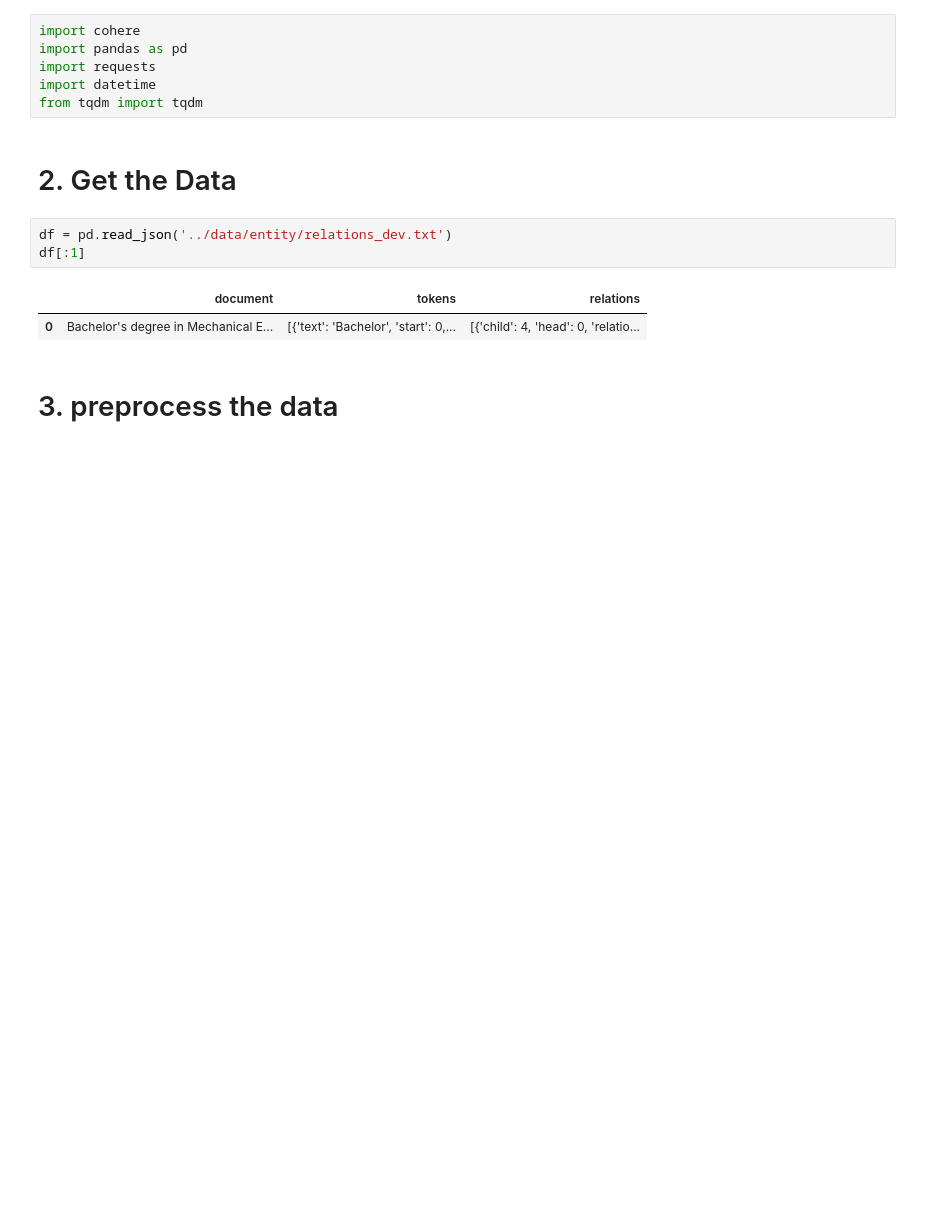
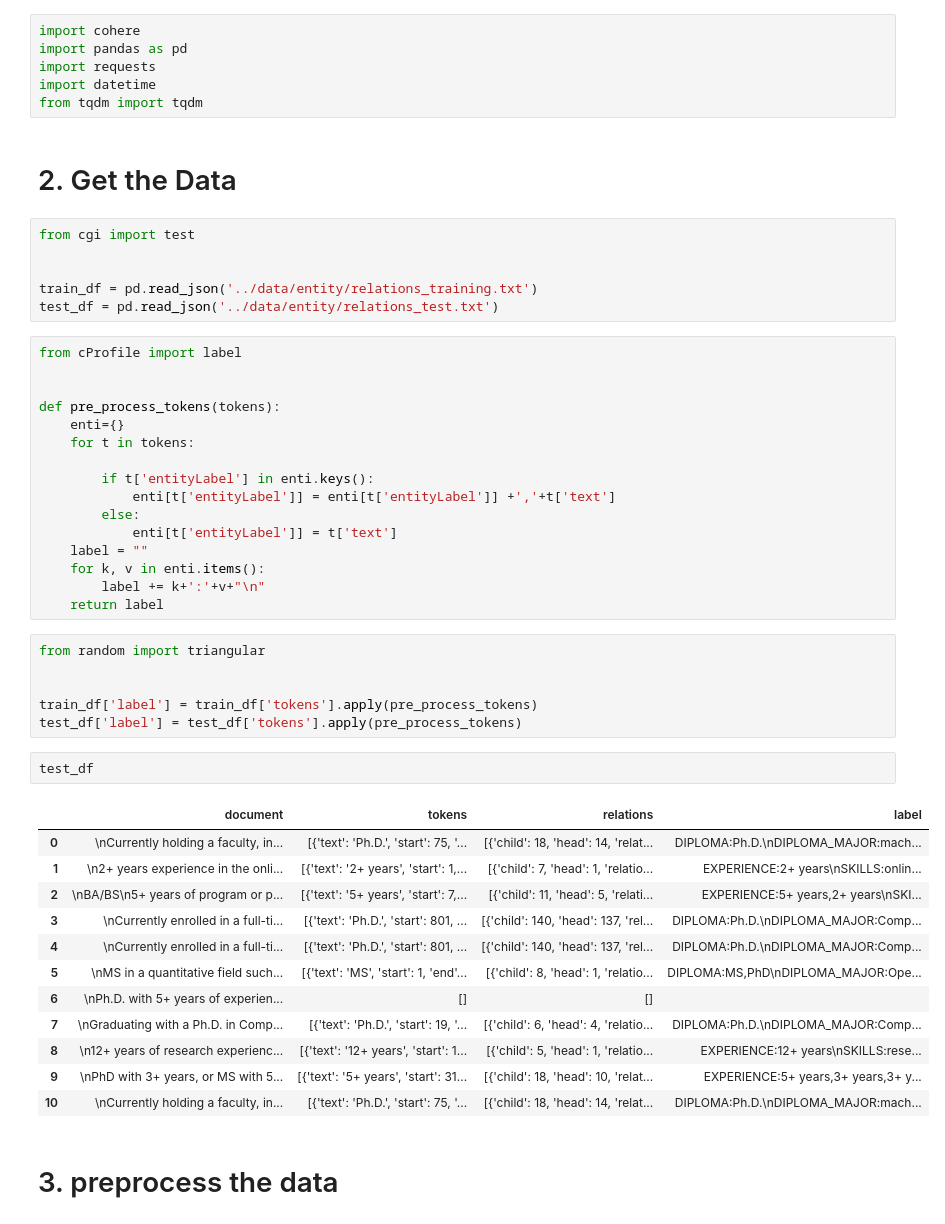
Before and after one commit to degagawolde/in-context-learning, a Jupyter notebook: notebooks/CohereEntityExtract.ipynb, the cells around one changed output. Drawn from its saved outputs; the diff is of its cells as text; blank space fills up the shorter version.

```diff
--- a/notebooks/CohereEntityExtract.ipynb
+++ b/notebooks/CohereEntityExtract.ipynb
@@ -8,12 +8,49 @@ import datetime
 from tqdm import tqdm
 # %% [markdown]
 # 2. Get the Data
-# %%
-df = pd.read_json('../data/entity/relations_dev.txt')
-df[:1]
-# %% [output]
-|  | document | tokens | relations |
-| 0 | Bachelor's degree in Mechanical E... | [{'text': 'Bachelor', 'start': 0,... | [{'child': 4, 'head': 0, 'relatio... |
+# %%
+from cgi import test
+
+
+train_df = pd.read_json('../data/entity/relations_training.txt')
+test_df = pd.read_json('../data/entity/relations_test.txt')
+# %%
+from cProfile import label
+
+
+def pre_process_tokens(tokens):
+    enti={}
+    for t in tokens:
+
+        if t['entityLabel'] in enti.keys():
+            enti[t['entityLabel']] = enti[t['entityLabel']] +','+t['text']
+        else:
+            enti[t['entityLabel']] = t['text']
+    label = ""
+    for k, v in enti.items():
+        label += k+':'+v+"\n"
+    return label
+# %%
+from random import triangular
+
+
+train_df['label'] = train_df['tokens'].apply(pre_process_tokens)
+test_df['label'] = test_df['tokens'].apply(pre_process_tokens)
+# %%
+test_df
+# %% [output]
+|  | document | tokens | relations | label |
+| 0 | \nCurrently holding a faculty, in... | [{'text': 'Ph.D.', 'start': 75, '... | [{'child': 18, 'head': 14, 'relat... | DIPLOMA:Ph.D.\nDIPLOMA_MAJOR:mach... |
+| 1 | \n2+ years experience in the onli... | [{'text': '2+ years', 'start': 1,... | [{'child': 7, 'head': 1, 'relatio... | EXPERIENCE:2+ years\nSKILLS:onlin... |
+| 2 | \nBA/BS\n5+ years of program or p... | [{'text': '5+ years', 'start': 7,... | [{'child': 11, 'head': 5, 'relati... | EXPERIENCE:5+ years,2+ years\nSKI... |
+| 3 | \nCurrently enrolled in a full-ti... | [{'text': 'Ph.D.', 'start': 801, ... | [{'child': 140, 'head': 137, 'rel... | DIPLOMA:Ph.D.\nDIPLOMA_MAJOR:Comp... |
+| 4 | \nCurrently enrolled in a full-ti... | [{'text': 'Ph.D.', 'start': 801, ... | [{'child': 140, 'head': 137, 'rel... | DIPLOMA:Ph.D.\nDIPLOMA_MAJOR:Comp... |
+| 5 | \nMS in a quantitative field such... | [{'text': 'MS', 'start': 1, 'end'... | [{'child': 8, 'head': 1, 'relatio... | DIPLOMA:MS,PhD\nDIPLOMA_MAJOR:Ope... |
+| 6 | \nPh.D. with 5+ years of experien... | [] | [] |  |
+| 7 | \nGraduating with a Ph.D. in Comp... | [{'text': 'Ph.D.', 'start': 19, '... | [{'child': 6, 'head': 4, 'relatio... | DIPLOMA:Ph.D.\nDIPLOMA_MAJOR:Comp... |
+| 8 | \n12+ years of research experienc... | [{'text': '12+ years', 'start': 1... | [{'child': 5, 'head': 1, 'relatio... | EXPERIENCE:12+ years\nSKILLS:rese... |
+| 9 | \nPhD with 3+ years, or MS with 5... | [{'text': '5+ years', 'start': 31... | [{'child': 18, 'head': 10, 'relat... | EXPERIENCE:5+ years,3+ years,3+ y... |
+| 10 | \nCurrently holding a faculty, in... | [{'text': 'Ph.D.', 'start': 75, '... | [{'child': 18, 'head': 14, 'relat... | DIPLOMA:Ph.D.\nDIPLOMA_MAJOR:mach... |
 # %% [markdown]
 # 3. preprocess the data
 # %%
```
Also changed, not shown: parts of 16 cells of this notebook, 3 other files.
